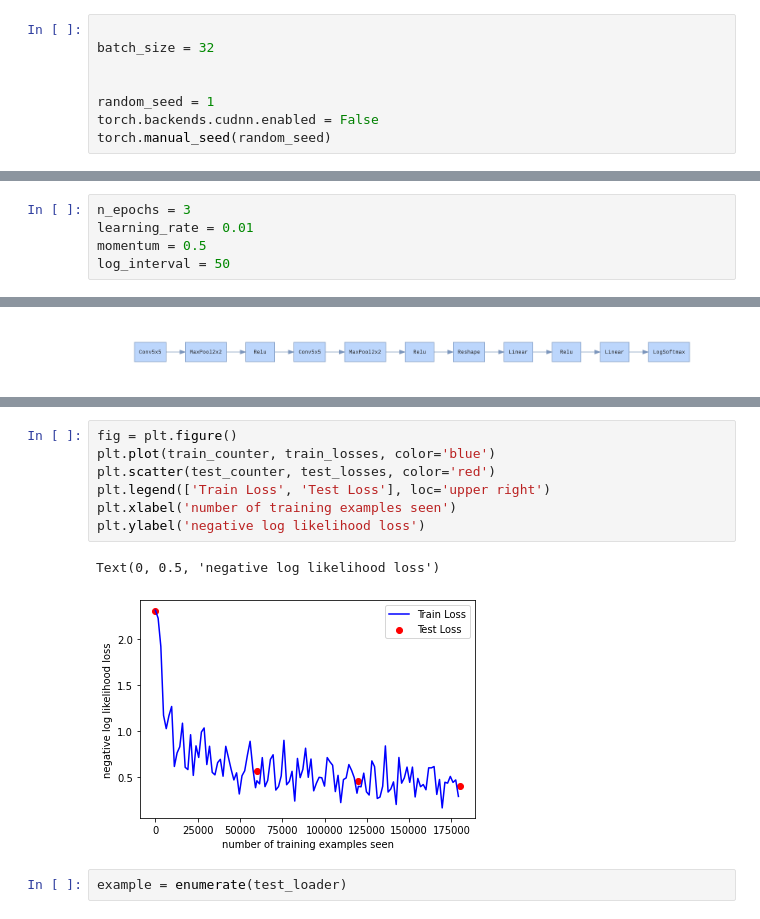
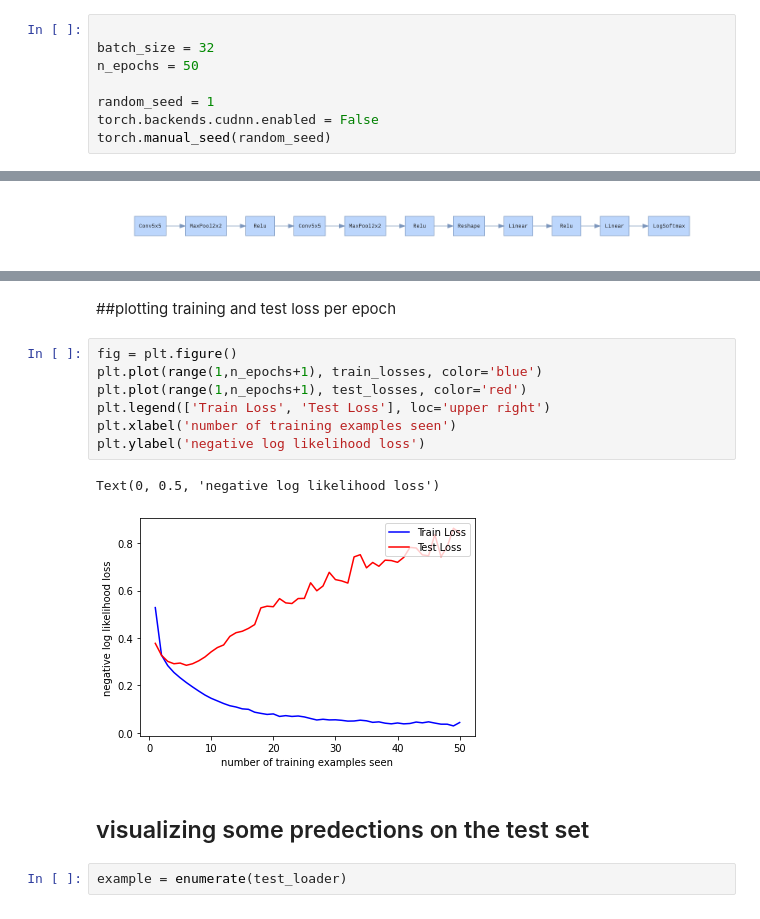
Before and after one commit to khalit7/PyTorchMnistClassification, a Jupyter notebook: PyTorchMnist.ipynb, the cells around one changed output, grey strips where cells are left out. Drawn from its saved outputs; the diff is of its cells as text.

```diff
--- a/PyTorchMnist.ipynb
+++ b/PyTorchMnist.ipynb
@@ -26,7 +28,7 @@ import matplotlib.pyplot as plt
 # %%
 
 batch_size = 32
-
+n_epochs = 50
 
 random_seed = 1
 torch.backends.cudnn.enabled = False
@@ -86,5 +141,0 @@ initialize parameters
-# %%
-n_epochs = 3
-learning_rate = 0.01
-momentum = 0.5
-log_interval = 50
@@ -189,13 +208,17 @@ Test set: Avg. loss: 0.4031, Accuracy: 8538/10000 (85%)
+# %% [markdown]
+##plotting training and test loss per epoch
 # %%
 fig = plt.figure()
-plt.plot(train_counter, train_losses, color='blue')
-plt.scatter(test_counter, test_losses, color='red')
+plt.plot(range(1,n_epochs+1), train_losses, color='blue')
+plt.plot(range(1,n_epochs+1), test_losses, color='red')
 plt.legend(['Train Loss', 'Test Loss'], loc='upper right')
 plt.xlabel('number of training examples seen')
 plt.ylabel('negative log likelihood loss')
 # %% [output]
 Text(0, 0.5, 'negative log likelihood loss')
-[figure, old version]
+[figure, new version]
+# %% [markdown]
+## visualizing some predections on the test set
 # %%
 example = enumerate(test_loader)
 # %%
```
Also changed, not shown: parts of 34 cells of this notebook.
